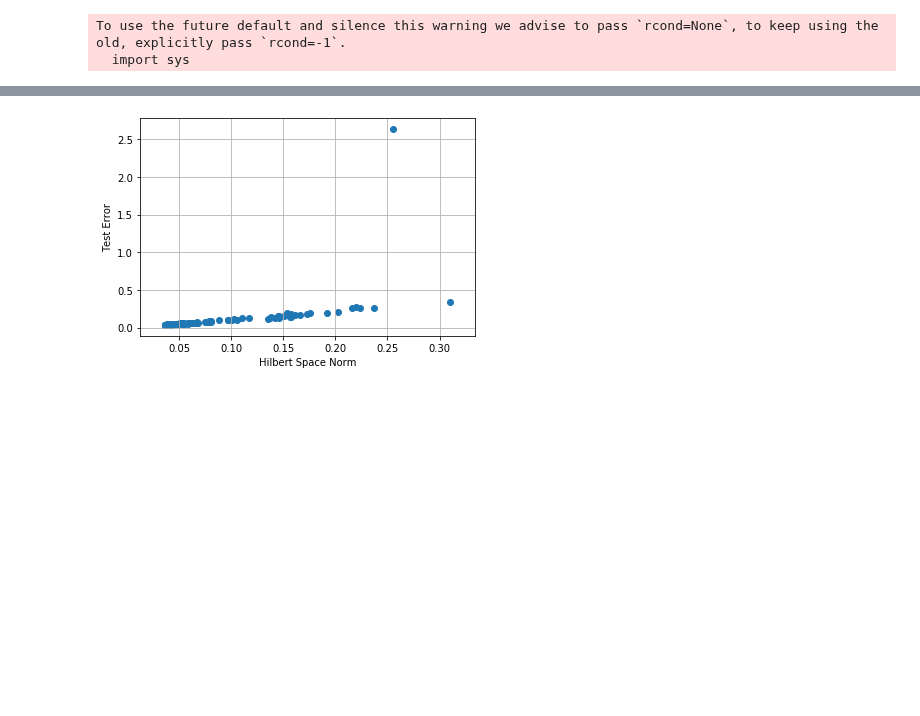
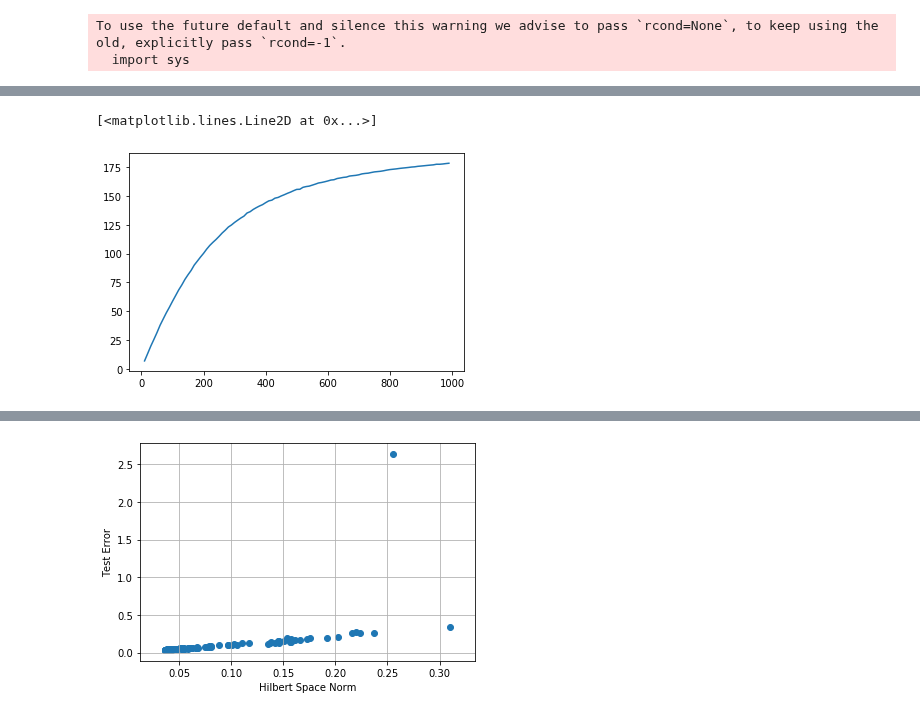
Before and after one commit to g-benton/hessian-eff-dim, a Jupyter notebook: Notebooks/random_features_nb.ipynb, the cells around one changed output, grey strips where cells are left out. Cells and saved outputs as stored; diff of their text form; code cells hidden in the pictures; blank space fills up the shorter version.

```diff
--- a/Notebooks/random_features_nb.ipynb
+++ b/Notebooks/random_features_nb.ipynb
@@ -35,3 +42,8 @@ To use the future default and silence this warning we advise to pass `rcond=None
+# %%
+plt.plot(range(10, 1000, 10), [np.sum(e[3]**2/(e[3]**2+100.)) for e in errors], label = 'Effective Dimensionality')
+# %% [output]
+[<matplotlib.lines.Line2D at 0x...>]
+[figure, added]
 # %%
 plt.plot(range(10, 1000, 10), [e[0] for e in errors], label='Test Error')
 plt.plot(range(10, 1000, 10), [e[1] for e in errors], label='Train Error')
```
Also changed, not shown: parts of 3 cells of this notebook.
